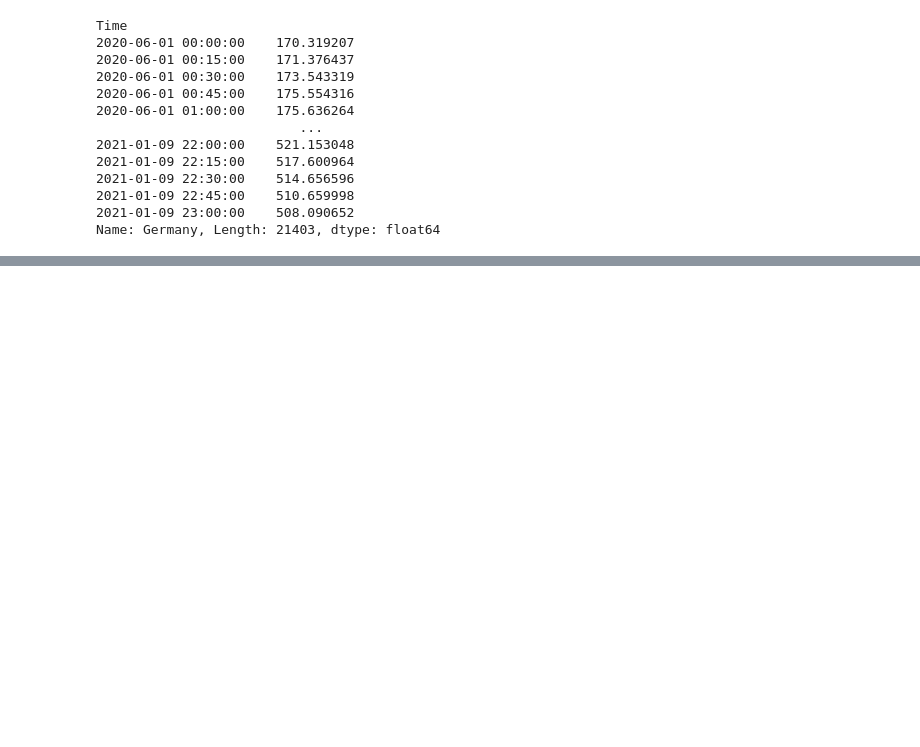
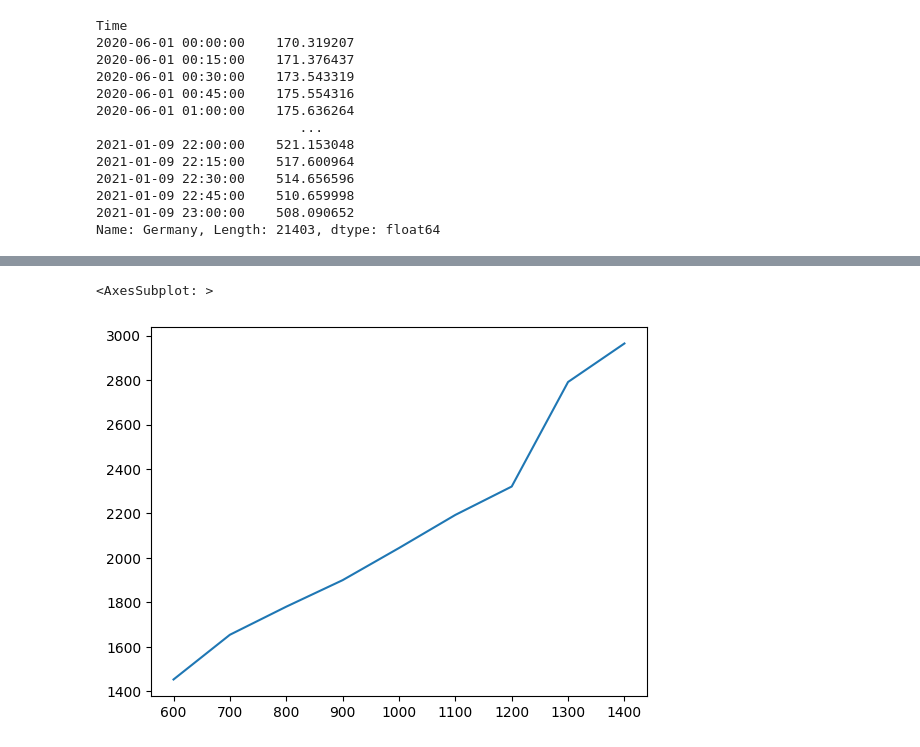
Before and after one commit to dos-group/vessim, a Jupyter notebook: evaluation.ipynb, the cells around one changed output, grey strips where cells are left out. Drawn from its saved outputs; the diff is of its cells as text; code cells hidden in the pictures; blank space fills up the shorter version.

```diff
--- a/evaluation.ipynb
+++ b/evaluation.ipynb
@@ -29,0 +41,4 @@ Name: Germany, Length: 21403, dtype: float64
+# %%
+p = perf.groupby("frequency").mean()["power"]
+p.index /= 1000
+p
@@ -29,0 +57,7 @@ Name: Germany, Length: 21403, dtype: float64
+# %%
+with open(f"example_node/stress_test/data/events_per_second.json", "r") as f:
+    events_per_second = json.load(f)
+events_per_second = pd.Series(events_per_second)
+events_per_second.index = events_per_second.index.astype(float)
+events_per_second.name = "events"
+events_per_second
@@ -29,0 +75,3 @@ Name: Germany, Length: 21403, dtype: float64
+# %%
+raspi = pd.concat([p, events_per_second], axis=1)
+raspi
@@ -29,0 +89,5 @@ Name: Germany, Length: 21403, dtype: float64
+# %%
+raspi["power"].plot()
+# %% [output]
+<AxesSubplot: >
+[figure, added]
```
Also changed, not shown: parts of 14 cells of this notebook, 10 other files.
